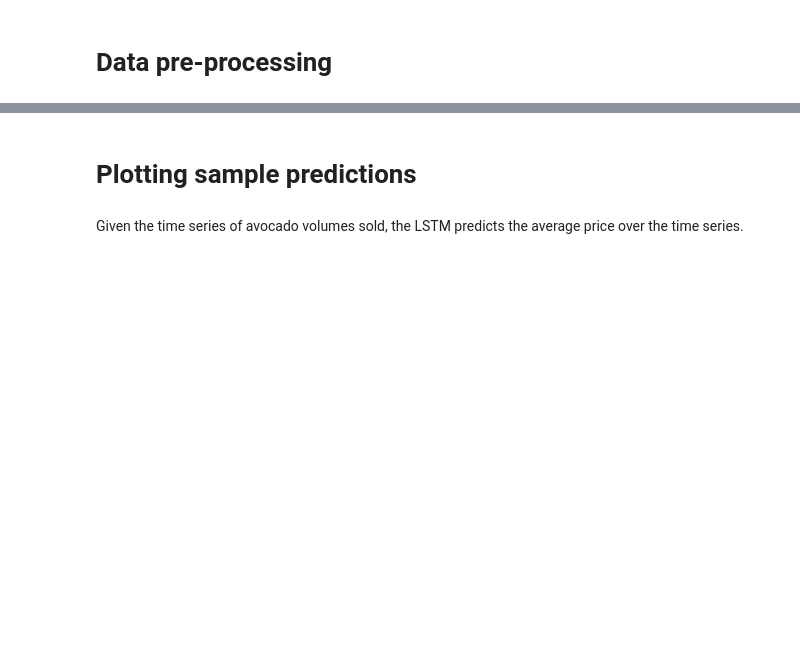
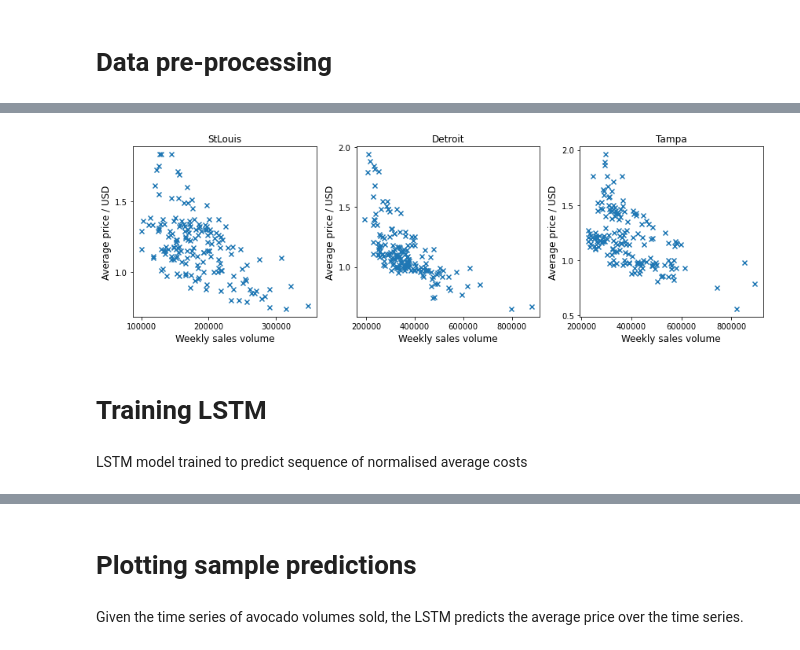
Before and after one commit to joncarter1/AvoLSTM, a Jupyter notebook: AvocadoLSTM.ipynb, the cells around one changed output, grey strips where cells are left out. Saved outputs shown, nothing was run; the diff lists cells and outputs as text; code cells hidden in the pictures; blank space fills up the shorter version.

```diff
--- a/AvocadoLSTM.ipynb
+++ b/AvocadoLSTM.ipynb
@@ -134 +140,25 @@ plt.show()
+# %%
+regions = ["StLouis", "Detroit", "Tampa"]
+
+fig, ax = plt.subplots(1, 3, figsize=(12, 4))
+
+for i, region in enumerate(regions):
+    d1 = avocado_data.loc[(avocado_data["region"] == region) & (avocado_data["type"]=="conventional")]
+    time_stamps, avg_price, volume = d1["Date"], d1["AveragePrice"], d1["Total Volume"]
+
+    ax[i].scatter(volume, avg_price, marker="x")
+    ax[i].set_ylabel("Average price / USD", size=12)
+    ax[i].set_xlabel("Weekly sales volume", size=12)
+    ax[i].set_title(f"{region}")
+    ax[i].locator_params(nbins=4)
+    #ax[i].set_xlim(0.5e6, 3e6)
+fig.tight_layout()
+plt.savefig("correlation")
+plt.show();
+# %% [output]
+[figure, added]
+# %% [markdown]
+# Training LSTM
+# %% [markdown]
+LSTM model trained to predict sequence of normalised average costs
 # %%
```
Also changed, not shown: parts of 23 cells of this notebook, 15 other files.
